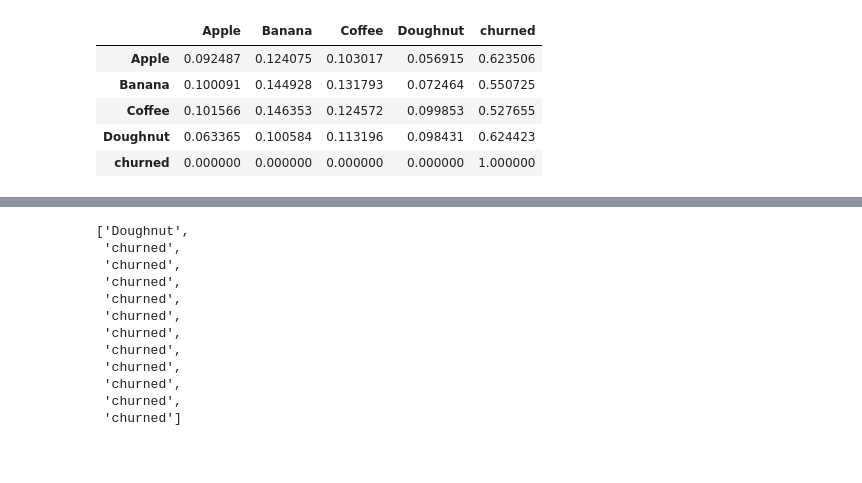
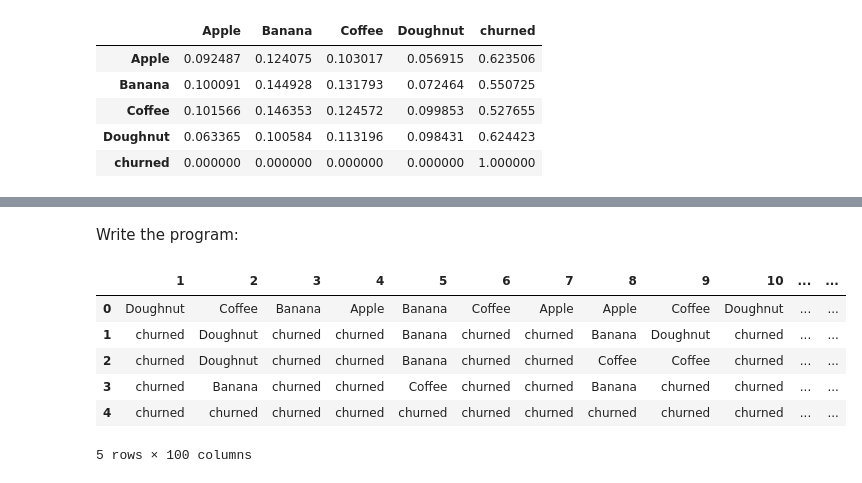
Before and after one commit to stefanfroth/Markov_Chain_Simulation, a Jupyter notebook: churn_simulator.ipynb, the cells around one changed output, grey strips where cells are left out. Cells and saved outputs as stored; diff of their text form; code cells hidden in the pictures; blank space fills up the shorter version.

Commit message:
add end of the day version of the churn simulator

```diff
--- a/churn_simulator.ipynb
+++ b/churn_simulator.ipynb
@@ -32,11 +33,17 @@ import numpy as np
 # create a list that contains all the possible states
 STATES = ['Apple', 'Banana', 'Coffee', 'Doughnut', 'churned']
 
-# create a list that saves the history of the states
-HISTORY = []
+# create a list of all the states that can be initial states
+INIT_STATES = ['Apple', 'Banana', 'Coffee', 'Doughnut']
 
-# create a dictionary for the state vector creation
+# create a dictionary for the translation between state and vectorized state
 D = {'Apple': 0, 'Banana': 1, 'Coffee': 2, 'Doughnut': 3, 'churned': 4}
 
-# chose the number of steps for the simmulation
+# chose the number of periods for the simmulation
 N = 10
+
+# chose the number of simulations to run (initial nr. of customers)
+M = 100
+
+# create a dataframe for the output
+output = pd.DataFrame()
@@ -94,12 +123,0 @@ prob = np.array(trans)
-# %%
-init = initial_state(STATES[:-1])
-HISTORY.append(init)
-print(init)
-new_state = next_state(init, prob, STATES, D)
-HISTORY.append(new_state)
-print(new_state)
-
-for i in range(N):
-    new_state = next_state(new_state, prob, STATES, D)
-    HISTORY.append(new_state)
-    print(new_state)
@@ -119,15 +124,5 @@ churned
-# %%
-HISTORY
-# %% [output]
-['Doughnut',
- 'churned',
- 'churned',
- 'churned',
- 'churned',
- 'churned',
- 'churned',
- 'churned',
- 'churned',
- 'churned',
- 'churned',
- 'churned']
+# %% [markdown]
+Write the program:
+# %%
+for i in range(M):
+    output = simulate(INIT_STATES, STATES, trans, N, output)
@@ -133,0 +134,10 @@ HISTORY
+# %%
+output.head()
+# %% [output]
+|  | 1 | 2 | 3 | 4 | 5 | 6 | 7 | 8 | 9 | 10 | ... | ... |
+| 0 | Doughnut | Coffee | Banana | Apple | Banana | Coffee | Apple | Apple | Coffee | Doughnut | ... | ... |
+| 1 | churned | Doughnut | churned | churned | Banana | churned | churned | Banana | Doughnut | churned | ... | ... |
+| 2 | churned | Doughnut | churned | churned | Banana | churned | churned | Coffee | Coffee | churned | ... | ... |
+| 3 | churned | Banana | churned | churned | Coffee | churned | churned | Banana | churned | churned | ... | ... |
+| 4 | churned | churned | churned | churned | churned | churned | churned | churned | churned | churned | ... | ... |
+5 rows × 100 columns
```
Also changed, not shown: parts of 14 cells of this notebook, 1 other file.
